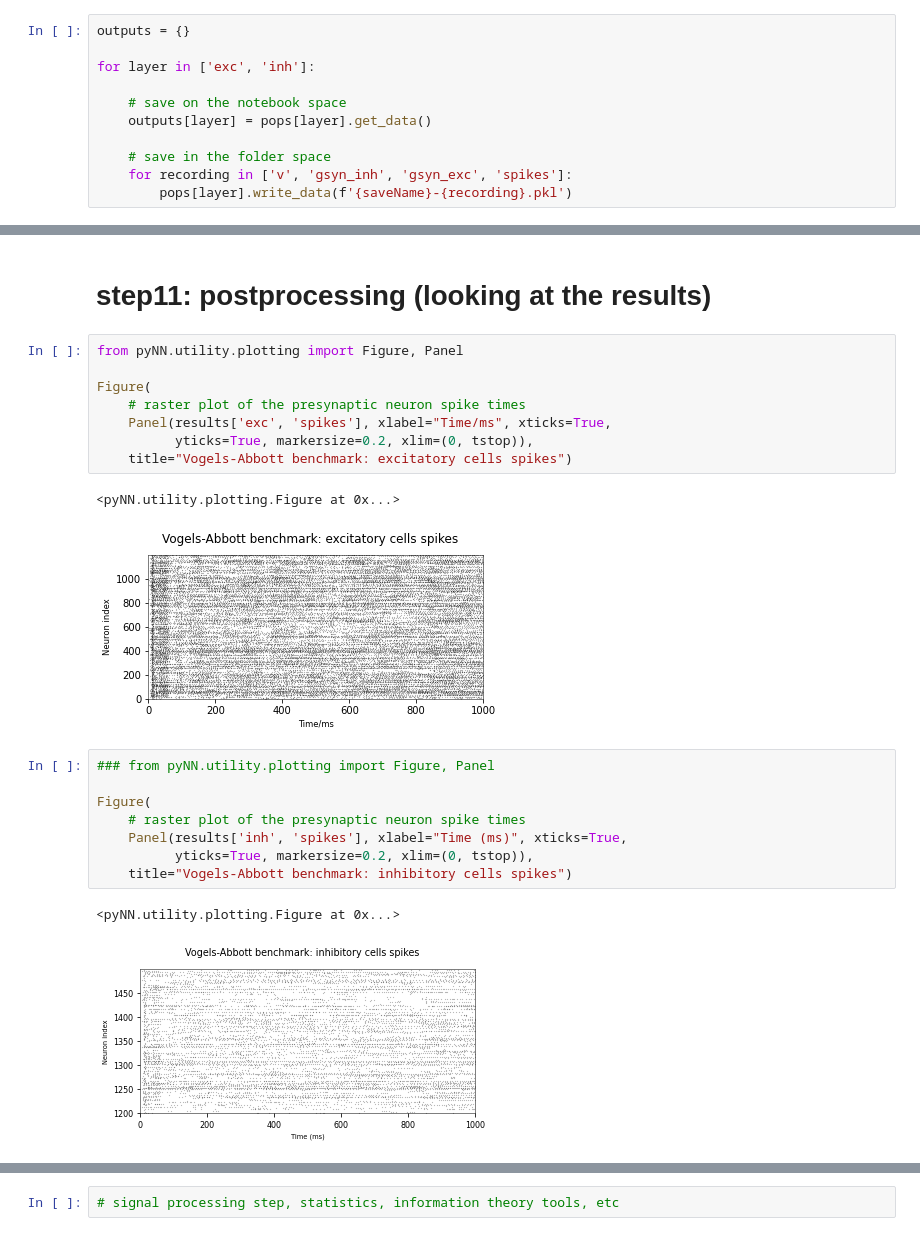
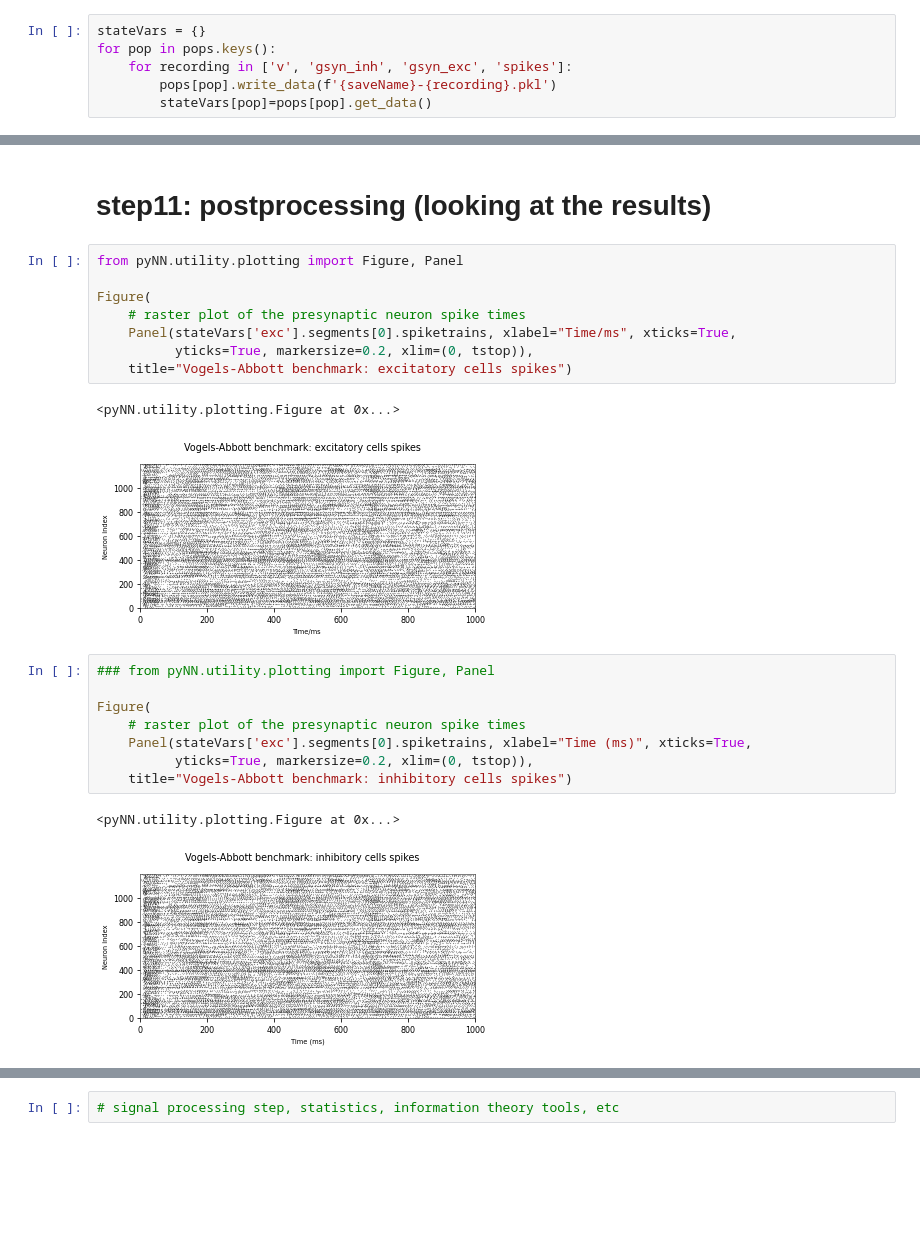
Before and after one commit to albertoarturovergani/CNT-2024, a Jupyter notebook: notebooks/paper_balance-network.ipynb, the cells around one changed output, grey strips where cells are left out. Cells and saved outputs as stored; diff of their text form; blank space fills up the shorter version.

```diff
--- a/notebooks/paper_balance-network.ipynb
+++ b/notebooks/paper_balance-network.ipynb
@@ -264,13 +270,8 @@ INFO       No numerical integration method specified for group 'neurongroup', us
 # %%
-outputs = {}
-
-for layer in ['exc', 'inh']:
-
-    # save on the notebook space
-    outputs[layer] = pops[layer].get_data()
-
-    # save in the folder space
+stateVars = {}
+for pop in pops.keys():
     for recording in ['v', 'gsyn_inh', 'gsyn_exc', 'spikes']:
-        pops[layer].write_data(f'{saveName}-{recording}.pkl')
+        pops[pop].write_data(f'{saveName}-{recording}.pkl')
+        stateVars[pop]=pops[pop].get_data()
 # %% [markdown]
 # step10: recover results
@@ -306,20 +297,20 @@ from pyNN.utility.plotting import Figure, Panel
 
 Figure(
     # raster plot of the presynaptic neuron spike times
-    Panel(results['exc', 'spikes'], xlabel="Time/ms", xticks=True,
+    Panel(stateVars['exc'].segments[0].spiketrains, xlabel="Time/ms", xticks=True,
           yticks=True, markersize=0.2, xlim=(0, tstop)),
     title="Vogels-Abbott benchmark: excitatory cells spikes")
 # %% [output]
 <pyNN.utility.plotting.Figure at 0x...>
-[figure, old version]
+[figure, new version]
 # %%
 ### from pyNN.utility.plotting import Figure, Panel
 
 Figure(
     # raster plot of the presynaptic neuron spike times
-    Panel(results['inh', 'spikes'], xlabel="Time (ms)", xticks=True,
+    Panel(stateVars['exc'].segments[0].spiketrains, xlabel="Time (ms)", xticks=True,
           yticks=True, markersize=0.2, xlim=(0, tstop)),
     title="Vogels-Abbott benchmark: inhibitory cells spikes")
 # %% [output]
 <pyNN.utility.plotting.Figure at 0x...>
-[figure, old version]
+[figure, new version]
```
Also changed, not shown: parts of 14 cells of this notebook, 9 other files.
